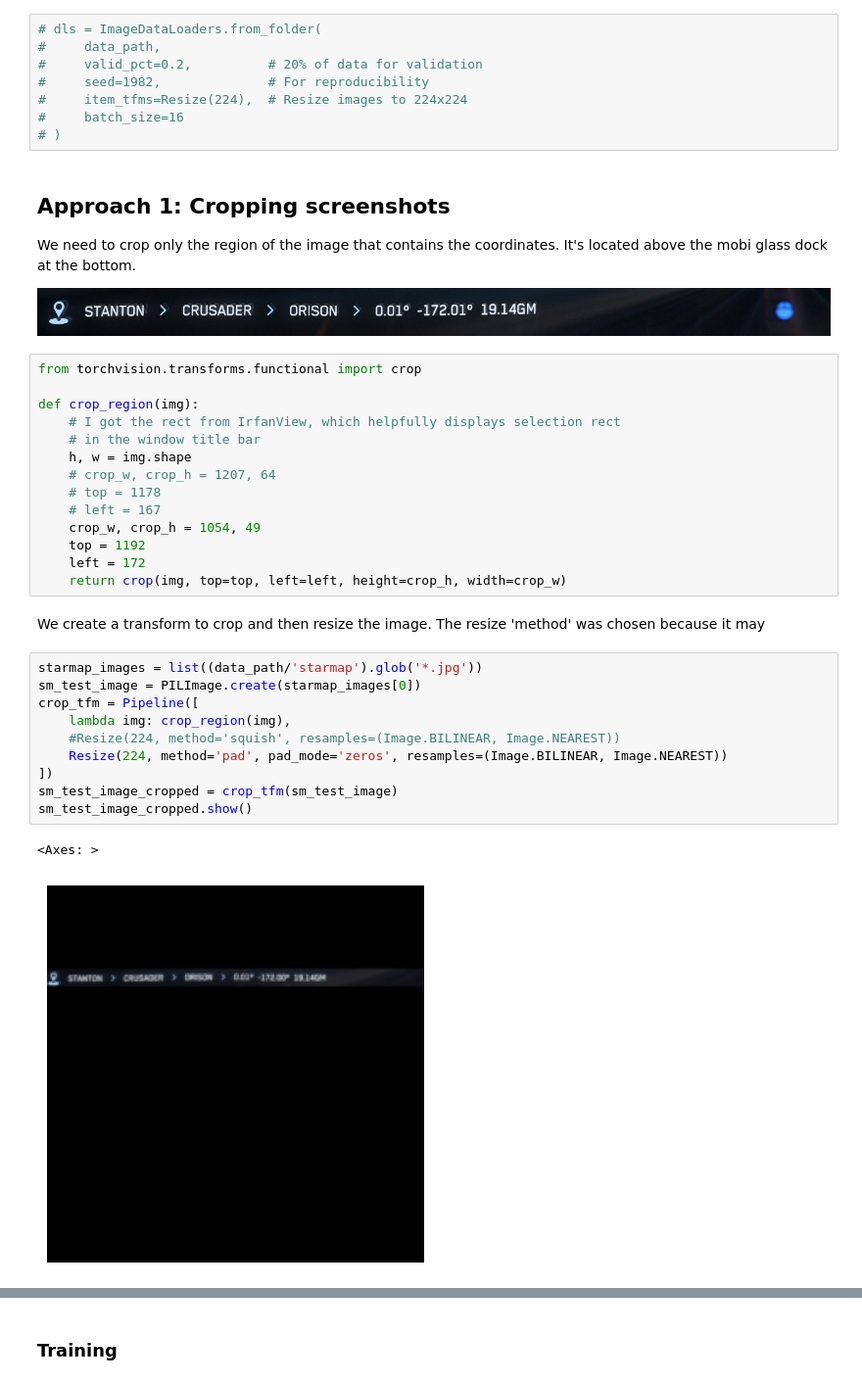
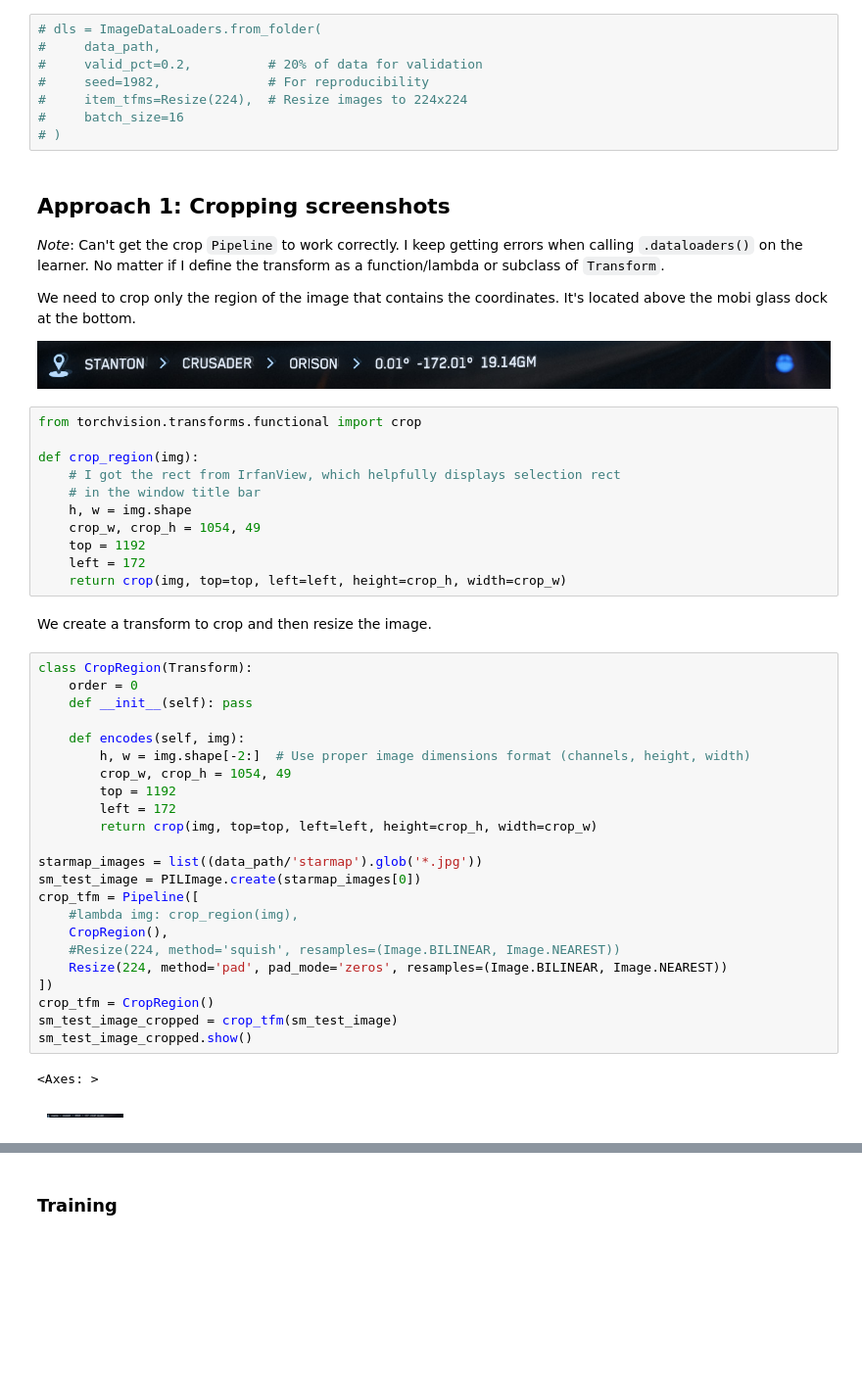
Before and after one commit to rosado/fun-pytorch, a Jupyter notebook: sc-screenshot-classify/Notebook.ipynb, the cells around one changed output, grey strips where cells are left out. Shown at 98% size. Saved outputs shown, nothing was run; the diff lists cells and outputs as text; blank space fills up the shorter version.

```diff
--- a/sc-screenshot-classify/Notebook.ipynb
+++ b/sc-screenshot-classify/Notebook.ipynb
@@ -43,6 +43,8 @@ Number of images in 'other': 40
 # )
 # %% [markdown]
 ## Approach 1: Cropping screenshots
+
+_Note_: Can't get the crop `Pipeline` to work correctly. I keep getting errors when calling `.dataloaders()` on the learner. No matter if I define the transform as a function/lambda or subclass of `Transform`.
 
 We need to crop only the region of the image that contains the coordinates. It's located above the mobi glass dock at the bottom.
 
@@ -54,28 +56,38 @@ def crop_region(img):
     # I got the rect from IrfanView, which helpfully displays selection rect
     # in the window title bar
     h, w = img.shape
-    # crop_w, crop_h = 1207, 64
-    # top = 1178
-    # left = 167
     crop_w, crop_h = 1054, 49
     top = 1192
     left = 172
     return crop(img, top=top, left=left, height=crop_h, width=crop_w)
 # %% [markdown]
-We create a transform to crop and then resize the image. The resize 'method' was chosen because it may
+We create a transform to crop and then resize the image.
 # %%
+class CropRegion(Transform):
+    order = 0
+    def __init__(self): pass
+
+    def encodes(self, img):
+        h, w = img.shape[-2:]  # Use proper image dimensions format (channels, height, width)
+        crop_w, crop_h = 1054, 49
+        top = 1192
+        left = 172
+        return crop(img, top=top, left=left, height=crop_h, width=crop_w)
+
 starmap_images = list((data_path/'starmap').glob('*.jpg'))
 sm_test_image = PILImage.create(starmap_images[0])
 crop_tfm = Pipeline([
-    lambda img: crop_region(img),
+    #lambda img: crop_region(img),
+    CropRegion(),
     #Resize(224, method='squish', resamples=(Image.BILINEAR, Image.NEAREST))
     Resize(224, method='pad', pad_mode='zeros', resamples=(Image.BILINEAR, Image.NEAREST))
 ])
+crop_tfm = CropRegion()
 sm_test_image_cropped = crop_tfm(sm_test_image)
 sm_test_image_cropped.show()
 # %% [output]
 <Axes: >
-[figure, old version]
+[figure, new version]
 # %%
 screenshots_block = DataBlock(
     blocks=(ImageBlock, CategoryBlock),
```
Also changed, not shown: parts of 10 cells of this notebook.
